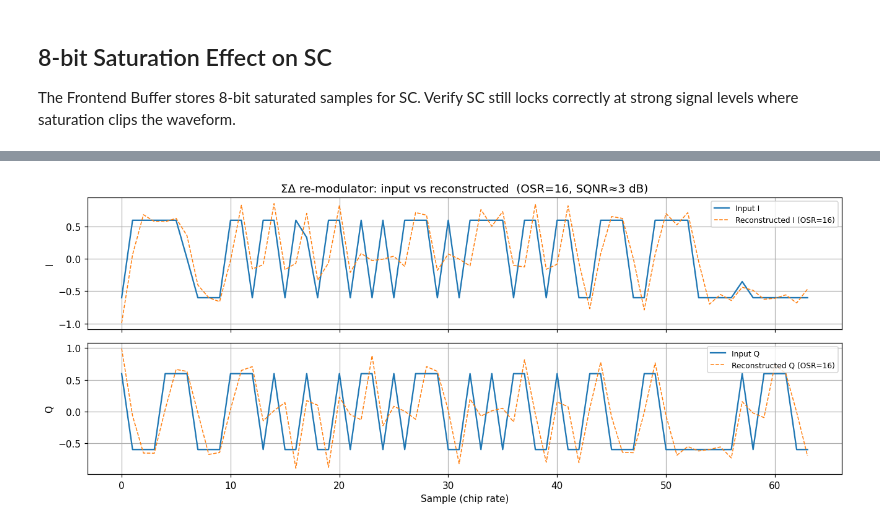
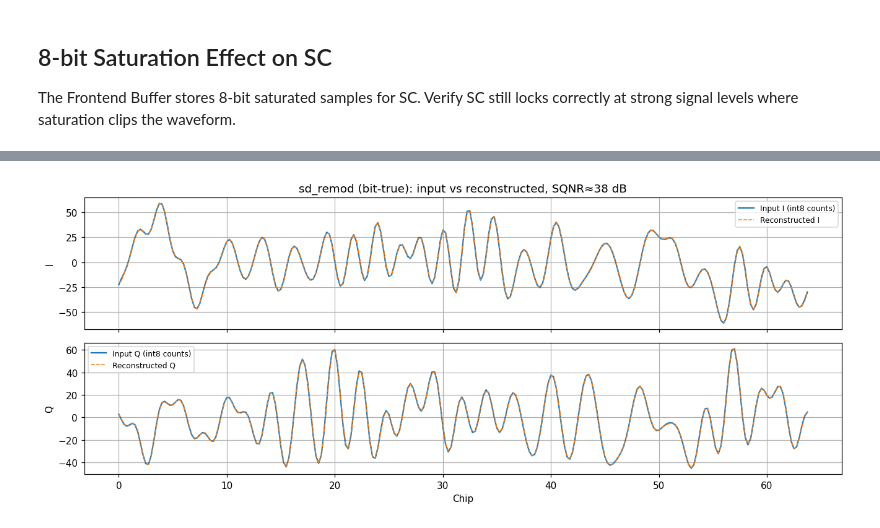
Before and after one commit to Sheffield-Chip-Design-Team/chipathon-2026-trouper, a Jupyter notebook: sim/notebooks/03_nonfft_dsp_chain.ipynb, the cells around one changed output, grey strips where cells are left out. Cells and saved outputs as stored; diff of their text form; code cells hidden in the pictures.

```diff
--- a/sim/notebooks/03_nonfft_dsp_chain.ipynb
+++ b/sim/notebooks/03_nonfft_dsp_chain.ipynb
@@ -490,7 +519,8 @@ N_EMA_PKTS  = 40
 ALPHA_SHIFT = 4
 alpha       = 2.0 ** (-ALPHA_SHIFT)
 
-sc_ema = SchmidlCoxDetector(M=M, threshold=0.5, hits_req=SC_HITS_REQ)
+# Same static channel as above, so keep the SC_ANT_SEL the host chose in the SC cell.
+sc_ema = SchmidlCoxDetector(M=M, threshold=0.5, hits_req=SC_HITS_REQ, sc_ant_sel=SC_ANT_SEL)
 
 W_ema    = np.zeros(NR, dtype=complex)
 n_seeded = 0
@@ -508,7 +538,7 @@ for pkt in range(N_EMA_PKTS):
         continue
 
     dcr_pkt_i8 = to_int8_global(dcr_pkt)
-    W_new, _ = training_accumulate_allpairs(dcr_pkt_i8, res_pkt.lock_sample, res_pkt.timing_ref, M)
+    W_new, _, _ = allpairs_wk(dcr_pkt_i8, res_pkt.lock_sample, res_pkt.timing_ref, M)
 
     if n_seeded == 0:
         W_ema = W_new.copy()
@@ -804,7 +838,7 @@ When `sigma^2_j` is equal for all branches, NW-MRC is proportional to plain MRC:
 # %%
 # NW-MRC vs plain MRC — equal-noise case (baseline sanity check).
 # When σ²_k is equal across branches, NW-MRC weights are proportional to plain MRC.
-sigma2_est = nfe.estimate   # from estimator above
+sigma2_est = nfe.estimate   # ZDIAG units/sample; NW-MRC weights are normalised, so only ratios matter
 
 from sim.models.weight_generation import compute_nw_mrc_weights
 w_nw_mrc = compute_nw_mrc_weights(W_k, sigma2_est, n_acc)
@@ -812,12 +846,15 @@ w_nw_mrc = compute_nw_mrc_weights(W_k, sigma2_est, n_acc)
 print('Equal-noise case: NW-MRC vs plain MRC weight magnitudes')
 print(f'{"Branch":>8} {"MRC |w|":>10} {"NW-MRC |w|":>12} {"ratio":>8}')
 print('-' * 44)
+# Hardware MRC carries a shared power-of-two scale, NW-MRC is normalised to max |w| = 1,
+# so compare the branch *ratios*: each weight normalised to its own maximum.
+mrc_norm = np.abs(weights['mrc']) / np.abs(weights['mrc']).max()
+nw_norm  = np.abs(w_nw_mrc) / np.abs(w_nw_mrc).max()
 for j in range(NR):
-    wm  = abs(weights['mrc'][j])
-    wnw = abs(w_nw_mrc[j])
-    print(f'{j:>8} {wm:>10.4f} {wnw:>12.4f} {wnw / max(wm, 1e-9):>8.3f}')
+    print(f'{j:>8} {mrc_norm[j]:>10.4f} {nw_norm[j]:>12.4f} {nw_norm[j] / max(mrc_norm[j], 1e-9):>8.3f}')
 
-print('\n(ratio ≈ 1.0 in equal-noise case — w_k = conj(W_k)/σ² ∝ conj(W_k) = plain MRC)')
+print('\n(normalised ratio ≈ 1.0 in the equal-noise case: w_k = conj(W_k)/σ² ∝ conj(W_k) = plain MRC;'
+      '\n residual spread is σ²_k estimation noise plus Q1.15 / hardware weight quantisation)')
 
 # rx_payload defined here for use before Stage 8 cell
 payload_start = GUARD_SAMPLES + N_PREAMBLE * M
@@ -918,7 +961,7 @@ rx_show = np.stack([apply_channel(
 rx_show_dcr = DCRemoval(nr=NR, alpha_shift=8).process(rx_show)
 
 rx_show_i8 = to_int8_global(rx_show_dcr)
-W_uq_show, n_acc_uq_show = training_accumulate_allpairs(
+W_uq_show, _, n_acc_uq_show = allpairs_wk(
     rx_show_i8, result.lock_sample, result.timing_ref, M
 )
 
@@ -1277,5 +1327,5 @@ OSR at 125 kHz BW = 256 → SQNR > 130 dB (far exceeds LoRa requirements).
 # %%
-from scipy.signal import butter, sosfiltfilt
+from scipy.signal import resample
 
 w_mrc, _ = WeightGenerator(mode='mrc').process(W_k, sf=SF)
 
@@ -1283,51 +1333,50 @@ w_mrc, _ = WeightGenerator(mode='mrc').process(W_k, sf=SF)
 scale_int8_rm = 120.0 / (np.max(np.abs(rx_payload)) + 1e-12)
 y_combined = nonfft_combine_rtl_int8w(rx_payload * scale_int8_rm, w_mrc).astype(complex)
 
-# Scale to < 0.9 (SigmaDeltaRemodulator stability requirement: |x| < 0.9)
 peak = np.max(np.abs(y_combined))
 if peak == 0:
     print('Combined output is zero — skipping re-modulator test')
 else:
-    y_scaled = y_combined / peak * 0.85
+    UP  = 1 << sample_shift_for_bw(BW)                  # chip rate -> 500 kS/s (4x for BW125)
+    PAD = 8 * UP
+    y_500k = resample(y_combined, M * UP)              # band-limited (FFT) upsample
+    y_500k = y_500k / np.max(np.abs(y_500k)) * 64      # int8 counts, -6 dBFS
+    x_in   = np.concatenate([y_500k, np.zeros(PAD)])
 
-    # Upsample before ΣΔ re-modulation.
-    # At OSR=1 (chip rate) the ΣΔ has no oversampling bandwidth — SQNR ≈ 0 dB.
-    # At OSR=16, SQNR ≈ 70 dB for a 3rd-order 1-bit ΣΔ (NTF = (1−z⁻¹)³).
-    OSR  = 16
-    y_up = np.repeat(y_scaled, OSR)   # zero-order-hold upsample to chip_rate × OSR
+    bits  = remodulate(x_in)                           # bit-true sd_remod, 32 MS/s
+    y_rec = brickwall_lp_decim(bits, FS_OUT / 2, FS_ADC, REMOD_OSR) * 127.0
 
-    remod  = SigmaDeltaRemodulator(order=3)
-    q1     = remod.process_block(y_up)   # 1-bit complex (±1+j±1) at upsampled rate
-    y_mash = remod.mash_combine()        # 3rd-order MASH combined (real, for SQNR only)
+    # The remod pipeline delay is ~3.07 samples @ 500 kS/s. Estimate it to 0.01 sample: an
+    # integer-only alignment leaves a residual delay that, on a chirp, caps the SQNR near 30 dB.
+    k_f = np.fft.fftfreq(len(x_in))
+    X_in = np.fft.fft(x_in)
+    shifted = lambda d: np.fft.ifft(X_in * np.exp(-2j * np.pi * k_f * d))
+    delay = max(np.arange(0, PAD, 0.01), key=lambda d: abs(np.vdot(shifted(d), y_rec)))
+    ref = shifted(delay)
+    s = slice(4 * UP, len(y_500k))                     # skip the reset start-up transient
+    g       = np.vdot(ref[s], y_rec[s]) / np.vdot(ref[s], ref[s])
+    resid   = y_rec[s] - g * ref[s]
+    sqnr_db = 10 * np.log10(np.mean(np.abs(g * ref[s]) ** 2) / np.mean(np.abs(resid) ** 2))
 
-    # Reconstruct: LPF at 0.9/OSR of upsampled rate, then decimate back to chip rate
-    sos       = butter(8, 0.9 / OSR, btype='low', output='sos')
-    y_recon_i = sosfiltfilt(sos, q1.real)[::OSR]
-    y_recon_q = sosfiltfilt(sos, q1.imag)[::OSR]
-    y_out     = (y_recon_i + 1j * y_recon_q)[:M].astype(complex)
+    d_int = int(round(delay))
+    y_al  = y_rec[d_int:d_int + len(y_500k)]
+    y_out = y_al[::UP]                                 # back to chip rate
+    b_rx_remod = demodulate(y_out)
 
-    b_rx_remod = demodulate(y_out)
     print(f'b_tx = {b_tx}')
-    print(f'b_rx (RTL int8w MRC → ΣΔ re-mod OSR={OSR} → demod) = {b_rx_remod}  '
+    print(f'b_rx (RTL int8w MRC -> bit-true sd_remod -> demod) = {b_rx_remod}  '
           f'{"✓" if b_rx_remod == b_tx else "✗"}')
+    print(f'remod delay = {delay:.2f} samples @ 500 kS/s;  gain = {abs(g):.3f};  SQNR ≈ {sqnr_db:.1f} dB')
 
-    # SQNR: compare reconstructed output (first M chips) to ΣΔ input
-    y_ref     = y_scaled[:M]
-    sig_pwr   = np.mean(np.abs(y_ref) ** 2)
-    noise_pwr = np.mean(np.abs(y_out - y_ref) ** 2)
-    sqnr_db   = 10 * np.log10(sig_pwr / (noise_pwr + 1e-20))
-    print(f'SQNR ≈ {sqnr_db:.1f} dB  (OSR={OSR}, 3rd-order ΣΔ, 1-bit MASH)')
-
-    # Plot: input vs reconstructed for I and Q
     fig, axes = plt.subplots(2, 1, figsize=(12, 5), sharex=True)
-    t = np.arange(M)
-    axes[0].plot(t, y_ref.real,   lw=1.5, label='Input I')
-    axes[0].plot(t, y_out.real, lw=1,  linestyle='--', label=f'Reconstructed I (OSR={OSR})')
+    t = np.arange(len(y_500k)) / UP
+    axes[0].plot(t, y_500k.real, lw=1.5, label='Input I (int8 counts)')
+    axes[0].plot(t, y_al.real,   lw=1, linestyle='--', label='Reconstructed I')
     axes[0].set_ylabel('I'); axes[0].legend(fontsize=8)
-    axes[0].set_title(f'ΣΔ re-modulator: input vs reconstructed  (OSR={OSR}, SQNR≈{sqnr_db:.0f} dB)')
-    axes[1].plot(t, y_ref.imag,   lw=1.5, label='Input Q')
-    axes[1].plot(t, y_out.imag, lw=1,  linestyle='--', label=f'Reconstructed Q (OSR={OSR})')
-    axes[1].set_xlabel('Sample (chip rate)'); axes[1].set_ylabel('Q'); axes[1].legend(fontsize=8)
+    axes[0].set_title(f'sd_remod (bit-true): input vs reconstructed, SQNR≈{sqnr_db:.0f} dB')
+    axes[1].plot(t, y_500k.imag, lw=1.5, label='Input Q (int8 counts)')
+    axes[1].plot(t, y_al.imag,   lw=1, linestyle='--', label='Reconstructed Q')
+    axes[1].set_xlabel('Chip'); axes[1].set_ylabel('Q'); axes[1].legend(fontsize=8)
     plt.tight_layout()
     show()
 # %% [output]
@@ -1337,2 +1386,2 @@ SQNR ≈ 3.2 dB  (OSR=16, 3rd-order ΣΔ, 1-bit MASH)
-[figure, old version]
+[figure, new version]
 # %%
```
Also changed, not shown: parts of 23 cells of this notebook, 28 other files.
